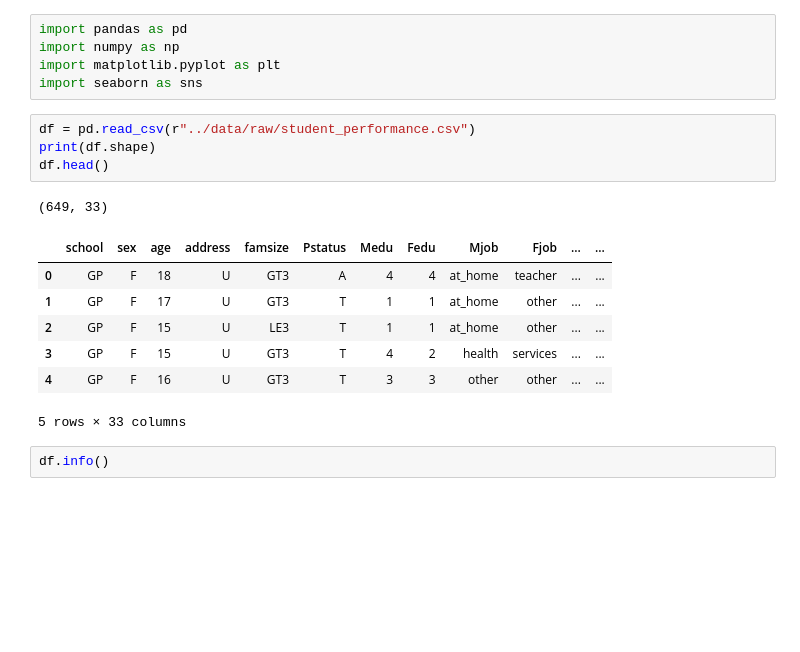
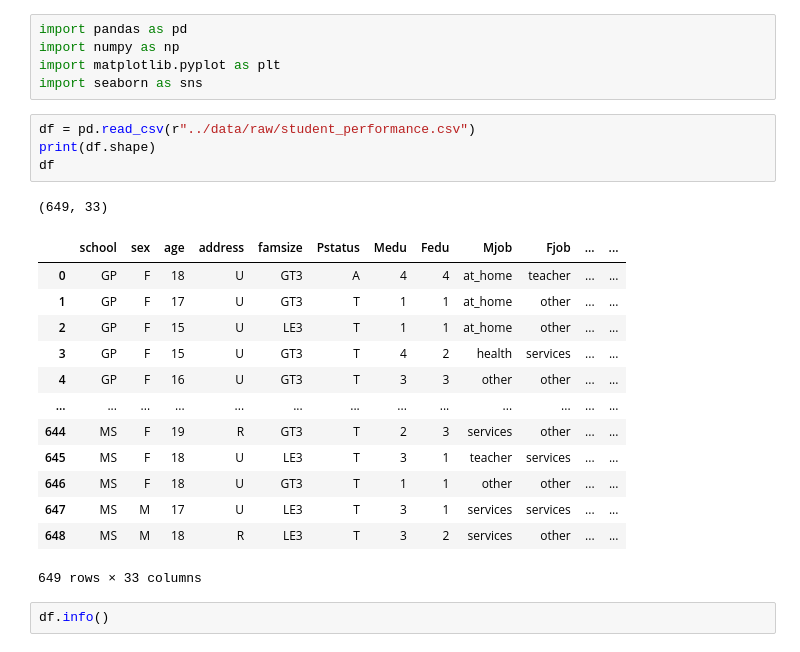
Before and after one commit to kar1myasser/Students-Performance-Analysis, a Jupyter notebook: notebooks/01_data_preparation.ipynb, the cells around one changed output. Drawn from its saved outputs; the diff is of its cells as text; blank space fills up the shorter version.

```diff
--- a/notebooks/01_data_preparation.ipynb
+++ b/notebooks/01_data_preparation.ipynb
@@ -15,16 +15,22 @@ import seaborn as sns
 # %%
 df = pd.read_csv(r"../data/raw/student_performance.csv")
 print(df.shape)
-df.head()
+df
 # %% [output]
 (649, 33)
 |  | school | sex | age | address | famsize | Pstatus | Medu | Fedu | Mjob | Fjob | ... | ... |
 | 0 | GP | F | 18 | U | GT3 | A | 4 | 4 | at_home | teacher | ... | ... |
 | 1 | GP | F | 17 | U | GT3 | T | 1 | 1 | at_home | other | ... | ... |
 | 2 | GP | F | 15 | U | LE3 | T | 1 | 1 | at_home | other | ... | ... |
 | 3 | GP | F | 15 | U | GT3 | T | 4 | 2 | health | services | ... | ... |
 | 4 | GP | F | 16 | U | GT3 | T | 3 | 3 | other | other | ... | ... |
+| ... | ... | ... | ... | ... | ... | ... | ... | ... | ... | ... | ... | ... |
+| 644 | MS | F | 19 | R | GT3 | T | 2 | 3 | services | other | ... | ... |
+| 645 | MS | F | 18 | U | LE3 | T | 3 | 1 | teacher | services | ... | ... |
+| 646 | MS | F | 18 | U | GT3 | T | 1 | 1 | other | other | ... | ... |
+| 647 | MS | M | 17 | U | LE3 | T | 3 | 1 | services | services | ... | ... |
+| 648 | MS | M | 18 | R | LE3 | T | 3 | 2 | services | other | ... | ... |
-5 rows × 33 columns
+649 rows × 33 columns
 # %%
 df.info()
 # %% [output]
```
Also changed, not shown: parts of 7 cells of this notebook, 3 other files.
